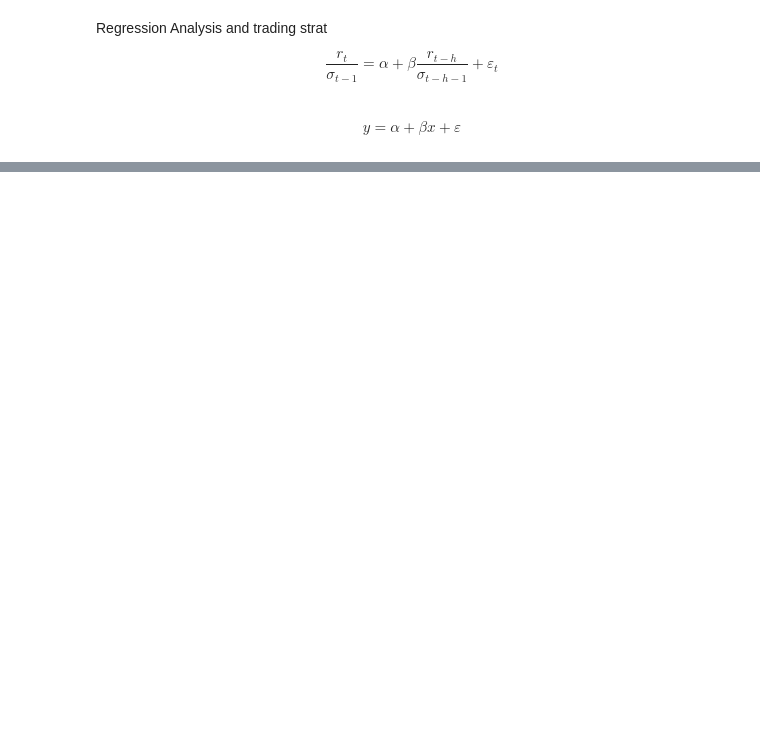
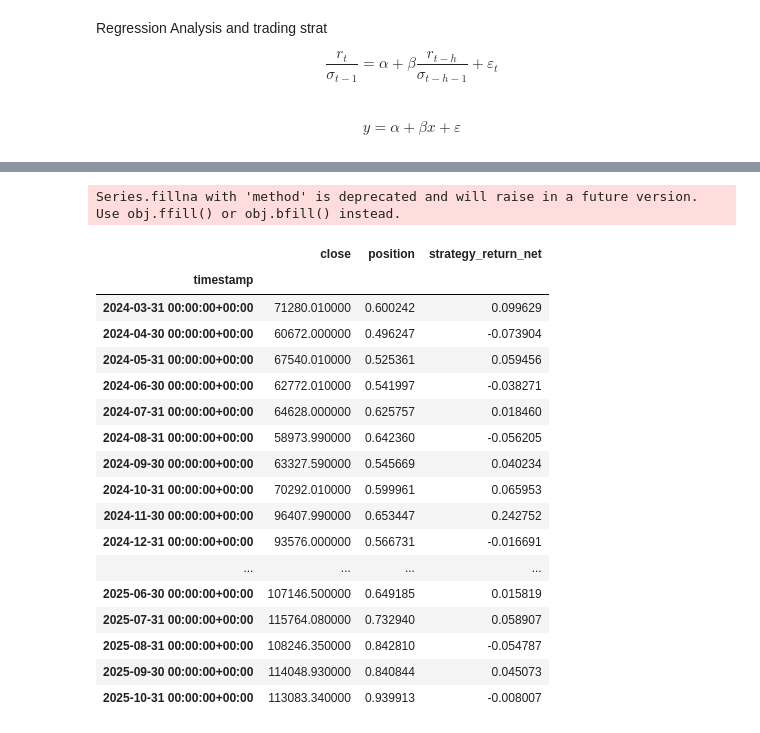
Before and after one commit to 333Rosky/CryptoLLM_Experiment, a Jupyter notebook: strategy/btc_strategy_TSM.ipynb, the cells around one changed output, grey strips where cells are left out. Cells and saved outputs as stored; diff of their text form; code cells hidden in the pictures; blank space fills up the shorter version.

```diff
--- a/strategy/btc_strategy_TSM.ipynb
+++ b/strategy/btc_strategy_TSM.ipynb
@@ -339,0 +286,80 @@ timestamp
+# %%
+def compute_tsm_signals(
+    prices: pd.Series,
+    lookback_months: int = 12,
+    vol_lambda: float = 0.9836,
+    target_vol: float = 0.25,
+    vol_floor: float = 0.15,
+    max_leverage: float = 3.0,
+    signal_threshold: float = 0.02,
+    transaction_cost_bps: float = 5.0,
+    funding: Optional[pd.Series] = None,
+) -> pd.DataFrame:
+    prices = prices.dropna().sort_index()
+    monthly_prices = prices.resample('ME').last()
+    daily_returns = prices.pct_change().dropna()
+
+    ewma_var = daily_returns.pow(2).ewm(alpha=1 - vol_lambda, adjust=False).mean()
+    ewma_vol_daily = np.sqrt(ewma_var)
+    ewma_vol_annual = (ewma_vol_daily * np.sqrt(252.0)).clip(lower=vol_floor)
+
+    df = pd.DataFrame(index=monthly_prices.index)
+    df['close'] = monthly_prices
+    df['asset_return'] = df['close'].pct_change().fillna(0.0)
+
+    momentum_col = f'momentum_{lookback_months}m'
+    df[momentum_col] = df['close'].pct_change(lookback_months)
+    df['raw_signal'] = df[momentum_col]
+    df['signal_direction'] = np.sign(df['raw_signal'])
+    df.loc[df['raw_signal'].abs() < signal_threshold, 'signal_direction'] = 0.0
+    df['signal'] = df['signal_direction'].shift(1).fillna(0.0)
+
+    sigma_annual = ewma_vol_annual.resample('ME').last().reindex(df.index)
+    sigma_annual = sigma_annual.shift(1)
+    sigma_annual = sigma_annual.fillna(method='ffill').fillna(method='bfill')
+    sigma_annual = sigma_annual.clip(lower=vol_floor)
+    df['sigma_annual'] = sigma_annual
+
+    target_leverage = (target_vol / df['sigma_annual']).replace([np.inf, -np.inf], np.nan)
+    df['position_unclipped'] = df['signal'] * target_leverage
+    df['position'] = df['position_unclipped'].clip(lower=-max_leverage, upper=max_leverage).fillna(0.0)
+
+    df['turnover'] = df['position'].diff().abs().fillna(df['position'].abs())
+    cost_rate = transaction_cost_bps / 10000.0
+    df['transaction_cost'] = df['turnover'] * cost_rate
+
+    if funding is not None:
+        funding_monthly = funding.resample('ME').sum().reindex(df.index).fillna(0.0)
+    else:
+        funding_monthly = pd.Series(0.0, index=df.index)
+
+    df['funding_pnl'] = funding_monthly * df['position']
+    df['strategy_return_gross'] = df['position'] * df['asset_return']
+    df['strategy_return_net'] = df['strategy_return_gross'] - df['transaction_cost'] + df['funding_pnl']
+    df['strategy_equity'] = (1.0 + df['strategy_return_net']).cumprod()
+    df['buy_hold_equity'] = (1.0 + df['asset_return']).cumprod()
+
+    return df
+
+signals_tsm = compute_tsm_signals(df_btc['close'])
+signals_tsm[['close', 'position', 'strategy_return_net']].tail(20)
+# %% [output]
+Series.fillna with 'method' is deprecated and will raise in a future version. Use obj.ffill() or obj.bfill() instead.
+|  | close | position | strategy_return_net |
+| timestamp |  |  |  |
+| 2024-03-31 00:00:00+00:00 | 71280.010000 | 0.600242 | 0.099629 |
+| 2024-04-30 00:00:00+00:00 | 60672.000000 | 0.496247 | -0.073904 |
+| 2024-05-31 00:00:00+00:00 | 67540.010000 | 0.525361 | 0.059456 |
+| 2024-06-30 00:00:00+00:00 | 62772.010000 | 0.541997 | -0.038271 |
+| 2024-07-31 00:00:00+00:00 | 64628.000000 | 0.625757 | 0.018460 |
+| 2024-08-31 00:00:00+00:00 | 58973.990000 | 0.642360 | -0.056205 |
+| 2024-09-30 00:00:00+00:00 | 63327.590000 | 0.545669 | 0.040234 |
+| 2024-10-31 00:00:00+00:00 | 70292.010000 | 0.599961 | 0.065953 |
+| 2024-11-30 00:00:00+00:00 | 96407.990000 | 0.653447 | 0.242752 |
+| 2024-12-31 00:00:00+00:00 | 93576.000000 | 0.566731 | -0.016691 |
+| ... | ... | ... | ... |
+| 2025-06-30 00:00:00+00:00 | 107146.500000 | 0.649185 | 0.015819 |
+| 2025-07-31 00:00:00+00:00 | 115764.080000 | 0.732940 | 0.058907 |
+| 2025-08-31 00:00:00+00:00 | 108246.350000 | 0.842810 | -0.054787 |
+| 2025-09-30 00:00:00+00:00 | 114048.930000 | 0.840844 | 0.045073 |
+| 2025-10-31 00:00:00+00:00 | 113083.340000 | 0.939913 | -0.008007 |
```
Also changed, not shown: parts of 19 cells of this notebook.
